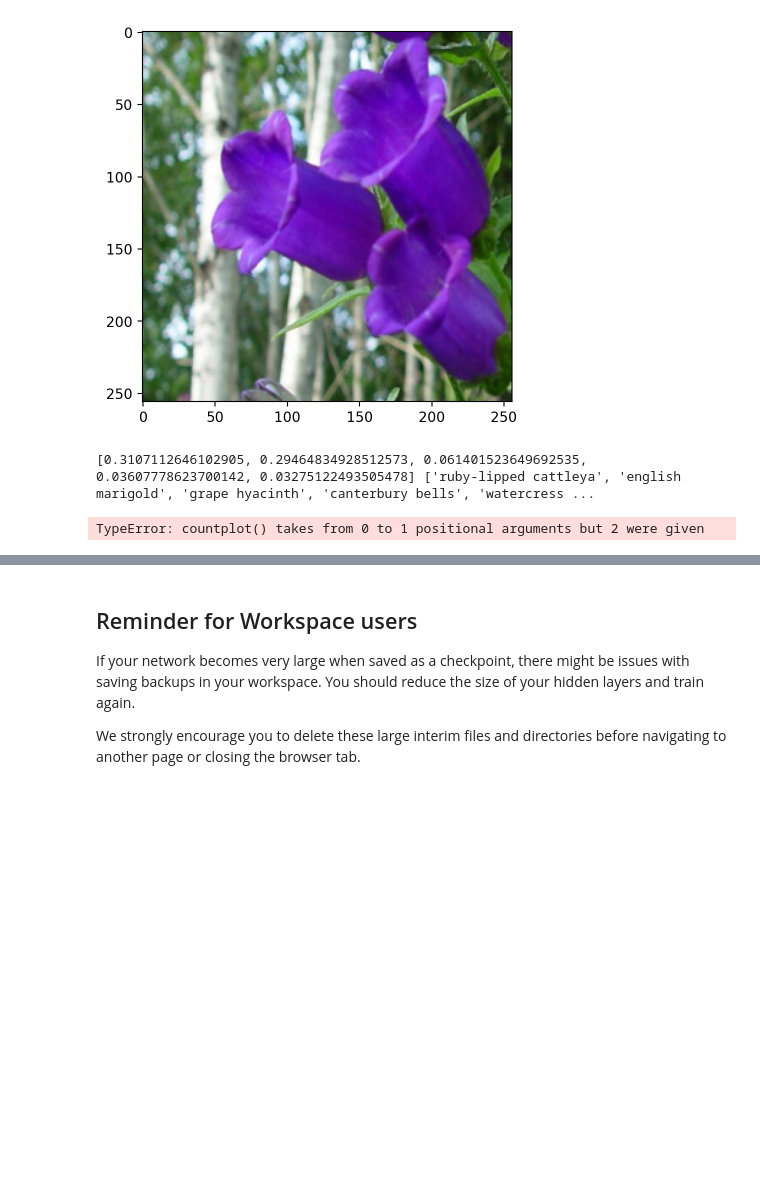
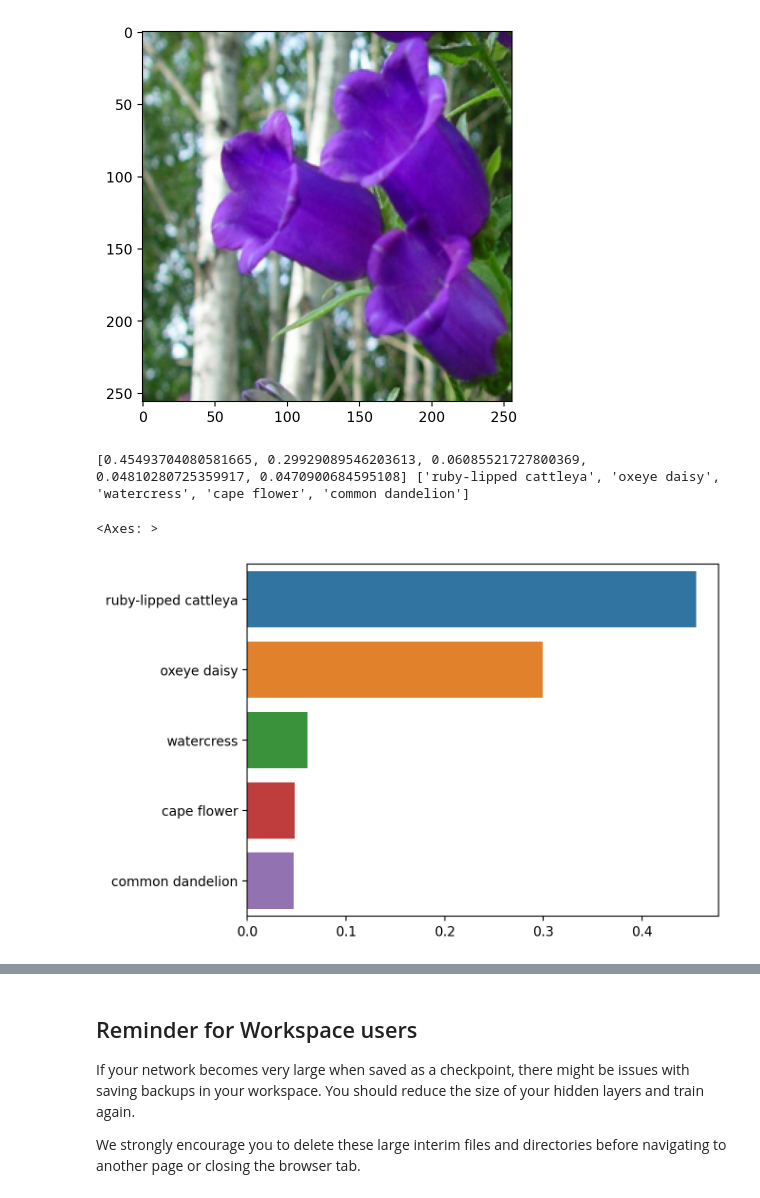
Before and after one commit to bnina-ayoub/Image-Classifier-using-Pytorch, a Jupyter notebook: Image Classifier Project.ipynb, the cells around one changed output, grey strips where cells are left out. Cells and saved outputs as stored; diff of their text form; code cells hidden in the pictures; blank space fills up the shorter version.

```diff
--- a/Image Classifier Project.ipynb
+++ b/Image Classifier Project.ipynb
@@ -266,7 +268,7 @@ for cuda in [False, True]:
 
     criterion = nn.NLLLoss()
 
-    optimizer = optim.Adam(model.fc.parameters(), lr = 0.001)
+    optimizer = optim.Adam(model.classifier.parameters(), lr = 0.001)
 
     if cuda:
         model.cuda()
@@ -361,7 +366,7 @@ It's good practice to test your trained network on test data, images the network
 accuracy = 0
 step = 1
 for images, labels in test_loaders:
-        print(step)
+        print(step, end = '\t')
         model.eval()
         images, labels = images.to(device), labels.to(device)
         logps = model.forward(images)
@@ -370,7 +375,7 @@ for images, labels in test_loaders:
         ps = torch.exp(logps)
         top_p, top_class = ps.topk(1, dim=1)
         equals = top_class == labels.view(*top_class.shape)
-        accuracy += torch.mean(equals.type(torch.FloatTensor)).item()
+        accuracy += torch.mean(equals.type(torch.cuda.FloatTensor)).item()
         step+=1
 
 print(f"Val accuracy: {accuracy/len(test_loaders):.3f}")
@@ -530,7 +519,6 @@ def class_mapping(class_to_idx, labels):
             names.append(class_to_idx[str(class_idx)])
         return names
 # %%
-
 def predict(image_path, model, cat_to_name, device, topk=5):
     ''' Predict the class (or classes) of an image using a trained deep learning model.
     '''
@@ -538,7 +526,7 @@ def predict(image_path, model, cat_to_name, device, topk=5):
     # TODO: Implement the code to predict the class from an image file
 
     processed_image = process_image(image_path)
-    processed_image = torch.unsqueeze(torch.from_numpy(processed_image), 0).float()
+    processed_image = torch.unsqueeze(torch.from_numpy(processed_image), 0).to(device).float()
     model.eval()
     with torch.no_grad():
         logps = model.forward(processed_image)
@@ -570,7 +556,8 @@ imshow(process_image(inference_image))
 # %%
 probs, classes = predict(inference_image, model, cat_to_name, device)
 print(probs, classes)
-sns.countplot(classes, probs)
+sns.barplot(y = classes, x = probs)
 # %% [output]
-[0.3107112646102905, 0.29464834928512573, 0.061401523649692535, 0.03607778623700142, 0.03275122493505478] ['ruby-lipped cattleya', 'english marigold', 'grape hyacinth', 'canterbury bells', 'watercress ...
+[0.45493704080581665, 0.29929089546203613, 0.06085521727800369, 0.04810280725359917, 0.0470900684595108] ['ruby-lipped cattleya', 'oxeye daisy', 'watercress', 'cape flower', 'common dandelion']
-TypeError: countplot() takes from 0 to 1 positional arguments but 2 were given
+<Axes: >
+[figure, added]
```
Also changed, not shown: parts of 11 cells of this notebook.
